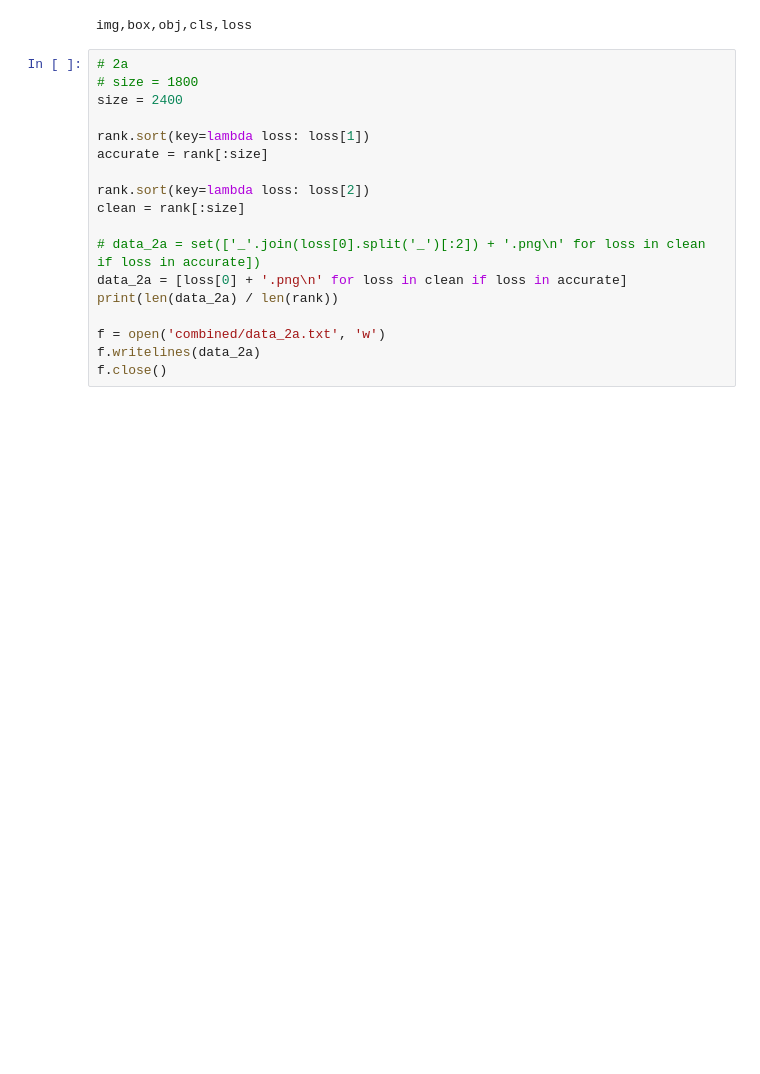
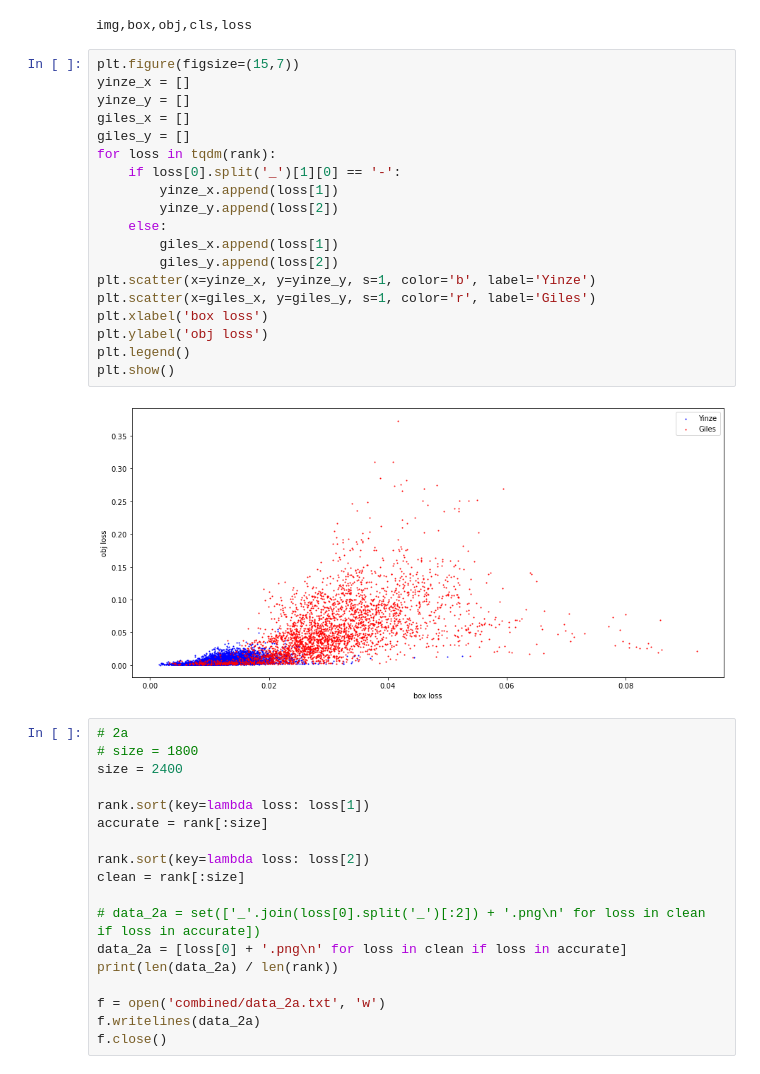
Before and after one commit to liyinze1/Robbins-to-THEMIS, a Jupyter notebook: demo.ipynb, the cells around one changed output. Saved outputs shown, nothing was run; the diff lists cells and outputs as text; blank space fills up the shorter version.

```diff
--- a/demo.ipynb
+++ b/demo.ipynb
@@ -93,6 +93,27 @@ print(f.readline())
 rank = [(line.split(',')[0], *[float(loss) for loss in line.split(',')[1:]]) for line in f.read().splitlines()]
 # %% [output]
 img,box,obj,cls,loss
+# %%
+plt.figure(figsize=(15,7))
+yinze_x = []
+yinze_y = []
+giles_x = []
+giles_y = []
+for loss in tqdm(rank):
+    if loss[0].split('_')[1][0] == '-':
+        yinze_x.append(loss[1])
+        yinze_y.append(loss[2])
+    else:
+        giles_x.append(loss[1])
+        giles_y.append(loss[2])
+plt.scatter(x=yinze_x, y=yinze_y, s=1, color='b', label='Yinze')
+plt.scatter(x=giles_x, y=giles_y, s=1, color='r', label='Giles')
+plt.xlabel('box loss')
+plt.ylabel('obj loss')
+plt.legend()
+plt.show()
+# %% [output]
+[figure, added]
 # %%
 # 2a
 # size = 1800
```
Also changed, not shown: parts of 6 cells of this notebook, 2 other files.
